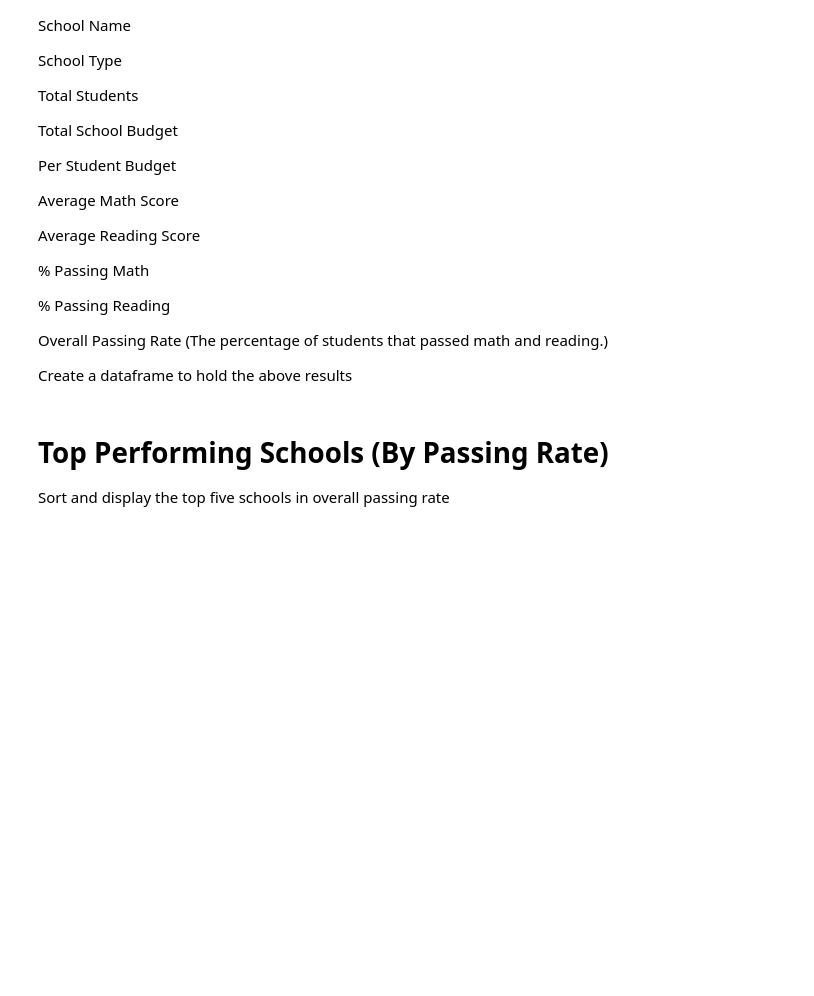
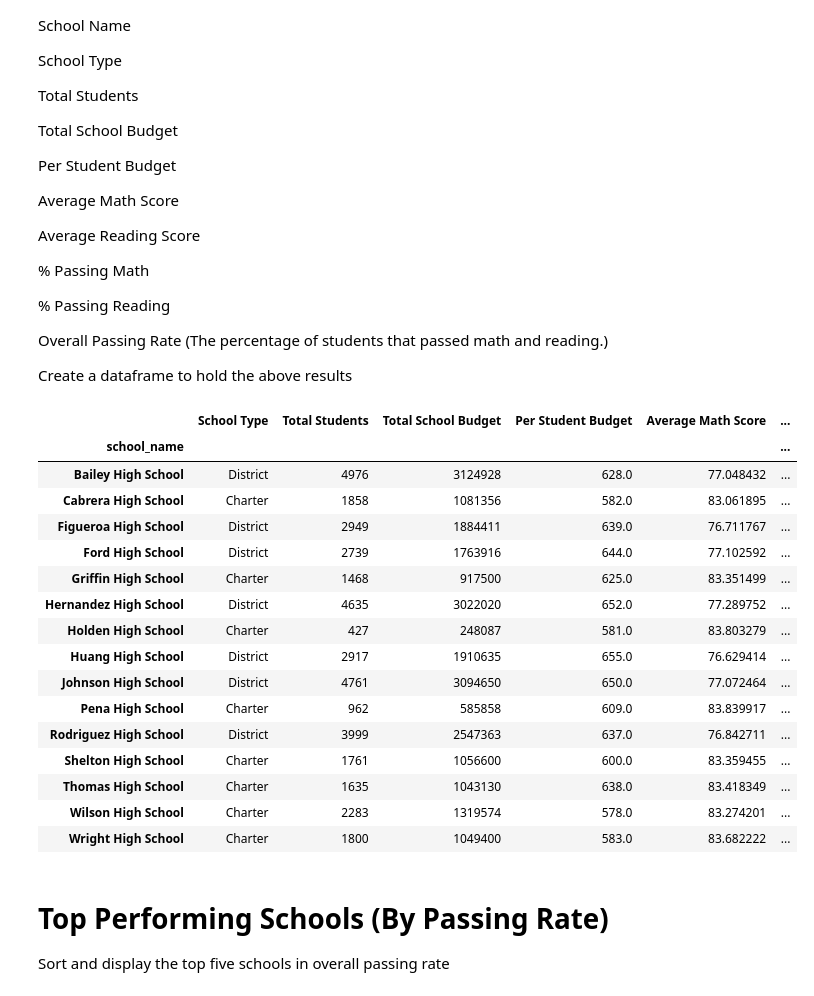
Before and after one commit to Posh007/pandas-challenge, a Jupyter notebook: PyCitySchools/PyCitySchools.ipynb, the cells around one changed output. Drawn from its saved outputs; the diff is of its cells as text; code cells hidden in the pictures; blank space fills up the shorter version.

```diff
--- a/PyCitySchools/PyCitySchools.ipynb
+++ b/PyCitySchools/PyCitySchools.ipynb
@@ -187,3 +133,76 @@ grouped_school_data_df.head(10)
+# %%
+# Group complete data frame by school name
+grouped_school = school_data_complete.groupby(['school_name'])
+
+# Calculate the total student for each school
+total_student = grouped_school.size()
+
+# Get the school type for each school
+school_type = grouped_school['type'].first()
+
+# Calculate the total budget for each school
+total_budget = grouped_school['budget'].first()
+
+# Calculate the budget per student for each school
+total_budget_per_student = total_budget/total_student
+
+# Calculate the average math score for each school
+average_math_score = grouped_school['math_score'].mean()
+
+# Calculate the average reading score for each school
+average_reading_score = grouped_school['reading_score'].mean()
+
+# Calculate the percentange of passing math score for each school
+grouped_passing_math = school_data_complete[school_data_complete['math_score']>=70].groupby(['school_name']).size()
+percent_passing_math = (grouped_passing_math/total_student)*100
+
+# Calculate the percentange of passing math score for each school
+grouped_passing_reading = school_data_complete[school_data_complete['reading_score']>=70].groupby(['school_name']).size()
+percent_passing_reading = (grouped_passing_reading/total_student)*100
+
+# Calculate the overall passing score for each school
+percent_overall_passing = (percent_passing_math + percent_passing_reading)/2
+
+#Create a dataframe to hold the above results
+school={
+        'School Type': school_type,
+        'Total Students':total_student,
+        'Total School Budget': total_budget,
+        'Per Student Budget': total_budget_per_student,
+        'Average Math Score': average_math_score,
+        'Average Reading Score': average_reading_score,
+        '% Passing Math': percent_passing_math,
+        '% Passing Reading': percent_passing_reading,
+        '% Overall Passing Rate': percent_overall_passing,
+}
+
+school_summary = pd.DataFrame(school)
+
+# Create a copy of school summary data frame before formatting to be able to use the numeric data on original data frame later
+displayed_school_summary = school_summary.copy()
+# Formatting the display data frame
+displayed_school_summary['Per Student Budget'] = displayed_school_summary['Per Student Budget'].map('${:,.2f}'.format)
+displayed_school_summary['Total School Budget'] = displayed_school_summary['Total School Budget'].map('${:,.2f}'.format)
+
+school_summary
+# %% [output]
+|  | School Type | Total Students | Total School Budget | Per Student Budget | Average Math Score | ... |
+| school_name |  |  |  |  |  | ... |
+| Bailey High School | District | 4976 | 3124928 | 628.0 | 77.048432 | ... |
+| Cabrera High School | Charter | 1858 | 1081356 | 582.0 | 83.061895 | ... |
+| Figueroa High School | District | 2949 | 1884411 | 639.0 | 76.711767 | ... |
+| Ford High School | District | 2739 | 1763916 | 644.0 | 77.102592 | ... |
+| Griffin High School | Charter | 1468 | 917500 | 625.0 | 83.351499 | ... |
+| Hernandez High School | District | 4635 | 3022020 | 652.0 | 77.289752 | ... |
+| Holden High School | Charter | 427 | 248087 | 581.0 | 83.803279 | ... |
+| Huang High School | District | 2917 | 1910635 | 655.0 | 76.629414 | ... |
+| Johnson High School | District | 4761 | 3094650 | 650.0 | 77.072464 | ... |
+| Pena High School | Charter | 962 | 585858 | 609.0 | 83.839917 | ... |
+| Rodriguez High School | District | 3999 | 2547363 | 637.0 | 76.842711 | ... |
+| Shelton High School | Charter | 1761 | 1056600 | 600.0 | 83.359455 | ... |
+| Thomas High School | Charter | 1635 | 1043130 | 638.0 | 83.418349 | ... |
+| Wilson High School | Charter | 2283 | 1319574 | 578.0 | 83.274201 | ... |
+| Wright High School | Charter | 1800 | 1049400 | 583.0 | 83.682222 | ... |
 # %% [markdown]
 # Top Performing Schools (By Passing Rate)
 
```
Also changed, not shown: parts of 24 cells of this notebook.
